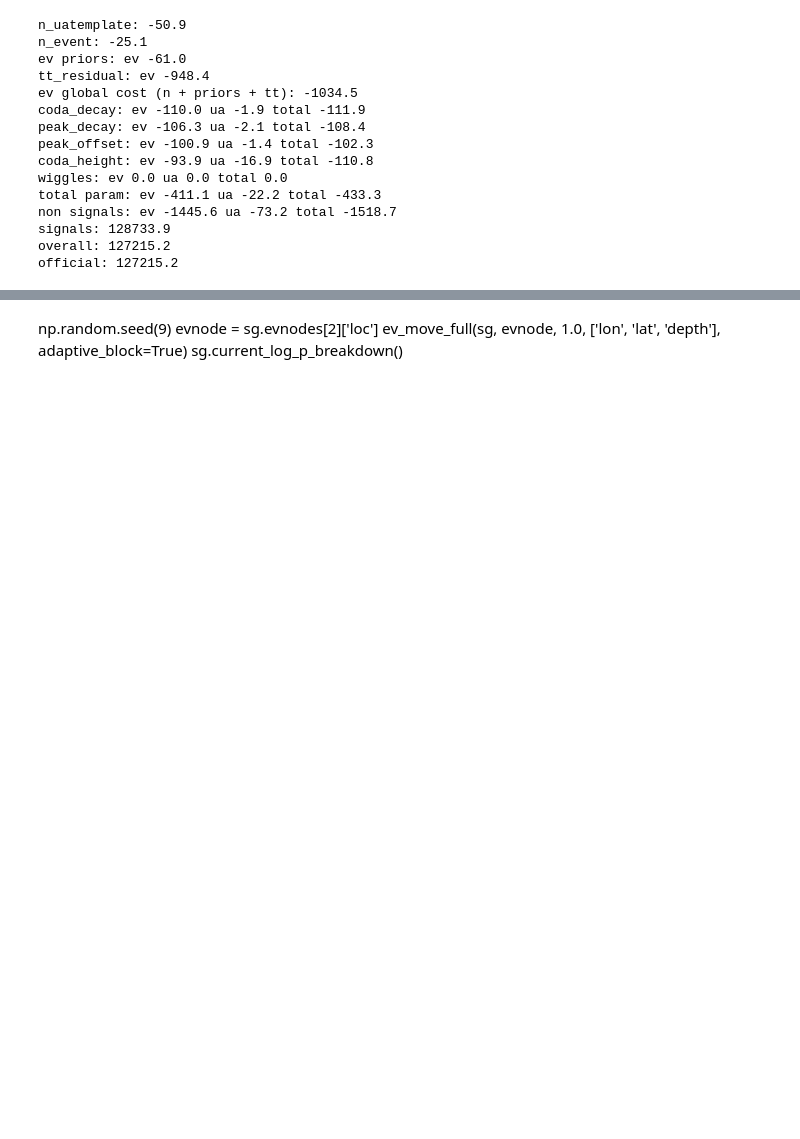
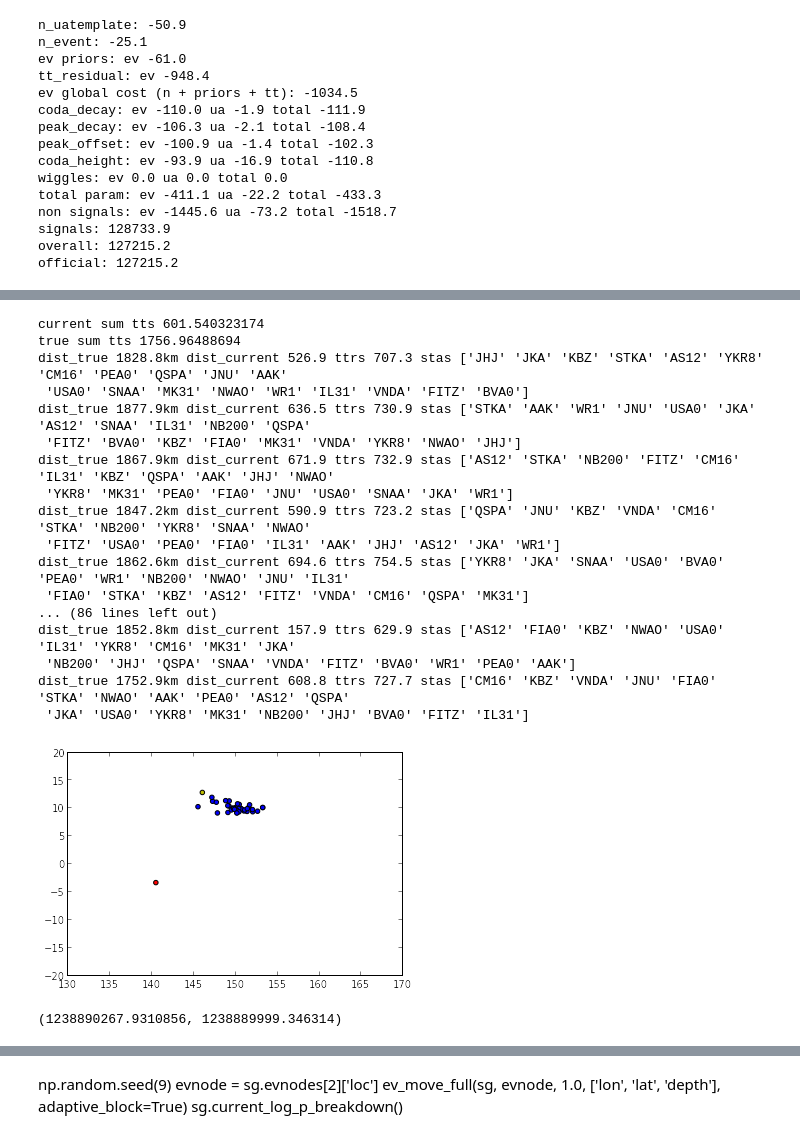
Before and after one commit to davmre/sigvisa, a Jupyter notebook: notebooks/adaptive blocking evmove.ipynb, the cells around one changed output, grey strips where cells are left out. Cells and saved outputs as stored; diff of their text form; code cells hidden in the pictures; blank space fills up the shorter version.

```diff
--- a/notebooks/adaptive blocking evmove.ipynb
+++ b/notebooks/adaptive blocking evmove.ipynb
@@ -67,0 +206,43 @@ official: 127215.2
+# %%
+proposal_dist(n_stations=20, eid=1)
+# %% [output]
+current sum tts 601.540323174
+true sum tts 1756.96488694
+dist_true 1828.8km dist_current 526.9 ttrs 707.3 stas ['JHJ' 'JKA' 'KBZ' 'STKA' 'AS12' 'YKR8' 'CM16' 'PEA0' 'QSPA' 'JNU' 'AAK'
+ 'USA0' 'SNAA' 'MK31' 'NWAO' 'WR1' 'IL31' 'VNDA' 'FITZ' 'BVA0']
+dist_true 1877.9km dist_current 636.5 ttrs 730.9 stas ['STKA' 'AAK' 'WR1' 'JNU' 'USA0' 'JKA' 'AS12' 'SNAA' 'IL31' 'NB200' 'QSPA'
+ 'FITZ' 'BVA0' 'KBZ' 'FIA0' 'MK31' 'VNDA' 'YKR8' 'NWAO' 'JHJ']
+dist_true 1867.9km dist_current 671.9 ttrs 732.9 stas ['AS12' 'STKA' 'NB200' 'FITZ' 'CM16' 'IL31' 'KBZ' 'QSPA' 'AAK' 'JHJ' 'NWAO'
+ 'YKR8' 'MK31' 'PEA0' 'FIA0' 'JNU' 'USA0' 'SNAA' 'JKA' 'WR1']
+dist_true 1847.2km dist_current 590.9 ttrs 723.2 stas ['QSPA' 'JNU' 'KBZ' 'VNDA' 'CM16' 'STKA' 'NB200' 'YKR8' 'SNAA' 'NWAO'
+ 'FITZ' 'USA0' 'PEA0' 'FIA0' 'IL31' 'AAK' 'JHJ' 'AS12' 'JKA' 'WR1']
+dist_true 1862.6km dist_current 694.6 ttrs 754.5 stas ['YKR8' 'JKA' 'SNAA' 'USA0' 'BVA0' 'PEA0' 'WR1' 'NB200' 'NWAO' 'JNU' 'IL31'
+ 'FIA0' 'STKA' 'KBZ' 'AS12' 'FITZ' 'VNDA' 'CM16' 'QSPA' 'MK31']
+... (86 lines left out)
+dist_true 1852.8km dist_current 157.9 ttrs 629.9 stas ['AS12' 'FIA0' 'KBZ' 'NWAO' 'USA0' 'IL31' 'YKR8' 'CM16' 'MK31' 'JKA'
+ 'NB200' 'JHJ' 'QSPA' 'SNAA' 'VNDA' 'FITZ' 'BVA0' 'WR1' 'PEA0' 'AAK']
+dist_true 1752.9km dist_current 608.8 ttrs 727.7 stas ['CM16' 'KBZ' 'VNDA' 'JNU' 'FIA0' 'STKA' 'NWAO' 'AAK' 'PEA0' 'AS12' 'QSPA'
+ 'JKA' 'USA0' 'YKR8' 'MK31' 'NB200' 'JHJ' 'BVA0' 'FITZ' 'IL31']
+[figure, added]
+# %%
+wn = sg.all_nodes['wave_FITZ_BHZ_freq_2.0_3.0_1238889600.0']
+t1nodes = sg.get_template_nodes(eid=1, phase="P", sta=wn.sta, band=wn.band, chan=wn.chan)
+t2nodes = sg.get_template_nodes(eid=3, phase="P", sta=wn.sta, band=wn.band, chan=wn.chan)
+
+def swap_params(t1nodes, t2nodes):
+    for (p, (k1, n1)) in t1nodes.items():
+        if p=="amp_transfer" or p=="tt_residual":
+            continue
+        k2, n2 = t2nodes[p]
+        v1 = n1.get_value(key=k1)
+        v2 = n2.get_value(key=k2)
+        n1.set_value(key=k1, value=v2)
+        n2.set_value(key=k2, value=v1)
+
+        if p == "arrival_time":
+            atime1, atime2 = v1, v2
+    return atime1, atime2
+
+swap_params(t1nodes, t2nodes)
+# %% [output]
+(1238890267.9310856, 1238889999.346314)
```
Also changed, not shown: parts of 11 cells of this notebook, 14 other files.
